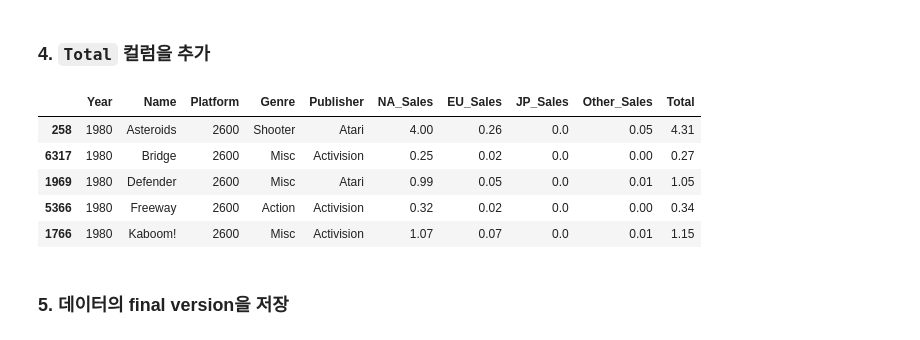
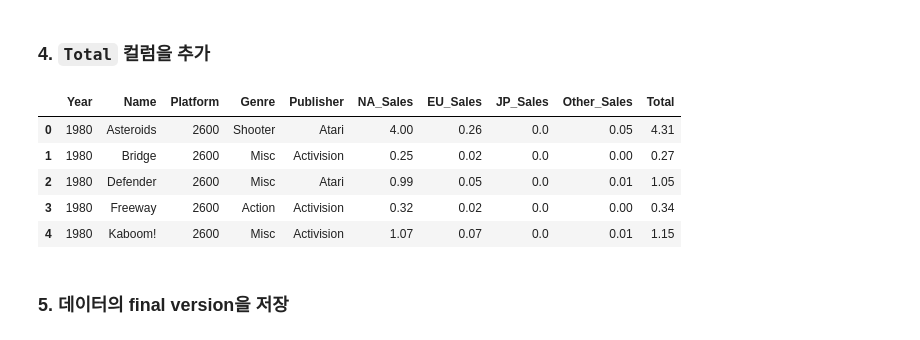
Before and after one commit to lagonee23/game-analysis, a Jupyter notebook: game_trend.ipynb, the cells around one changed output. Cells and saved outputs as stored; diff of their text form; code cells hidden in the pictures.

```diff
--- a/game_trend.ipynb
+++ b/game_trend.ipynb
@@ -157,14 +159,15 @@ array([1980, 1981, 1982, 1983, 1984, 1985, 1986, 1987, 1988, 1989, 1990,
 ### 4. `Total` 컬럼을 추가
 # %%
 df['Total'] = df.NA_Sales + df.EU_Sales + df.JP_Sales + df.Other_Sales
+df.reset_index(inplace=True, drop=True)  # 인덱스 초기화
 df.head()
 # %% [output]
 |  | Year | Name | Platform | Genre | Publisher | NA_Sales | EU_Sales | JP_Sales | Other_Sales | Total |
-| 258 | 1980 | Asteroids | 2600 | Shooter | Atari | 4.00 | 0.26 | 0.0 | 0.05 | 4.31 |
-| 6317 | 1980 | Bridge | 2600 | Misc | Activision | 0.25 | 0.02 | 0.0 | 0.00 | 0.27 |
-| 1969 | 1980 | Defender | 2600 | Misc | Atari | 0.99 | 0.05 | 0.0 | 0.01 | 1.05 |
-| 5366 | 1980 | Freeway | 2600 | Action | Activision | 0.32 | 0.02 | 0.0 | 0.00 | 0.34 |
-| 1766 | 1980 | Kaboom! | 2600 | Misc | Activision | 1.07 | 0.07 | 0.0 | 0.01 | 1.15 |
+| 0 | 1980 | Asteroids | 2600 | Shooter | Atari | 4.00 | 0.26 | 0.0 | 0.05 | 4.31 |
+| 1 | 1980 | Bridge | 2600 | Misc | Activision | 0.25 | 0.02 | 0.0 | 0.00 | 0.27 |
+| 2 | 1980 | Defender | 2600 | Misc | Atari | 0.99 | 0.05 | 0.0 | 0.01 | 1.05 |
+| 3 | 1980 | Freeway | 2600 | Action | Activision | 0.32 | 0.02 | 0.0 | 0.00 | 0.34 |
+| 4 | 1980 | Kaboom! | 2600 | Misc | Activision | 1.07 | 0.07 | 0.0 | 0.01 | 1.15 |
 # %% [markdown]
 ### 5. 데이터의 final version을 저장
 # %%
```
Also changed, not shown: parts of 9 cells of this notebook.
